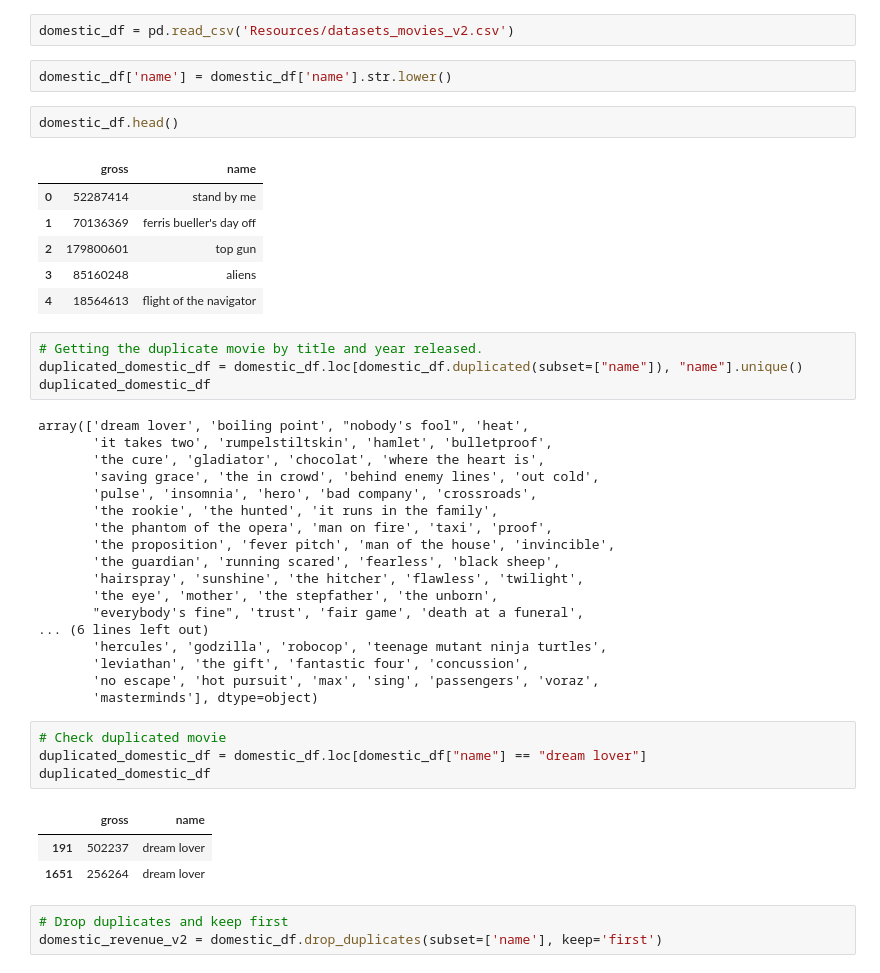
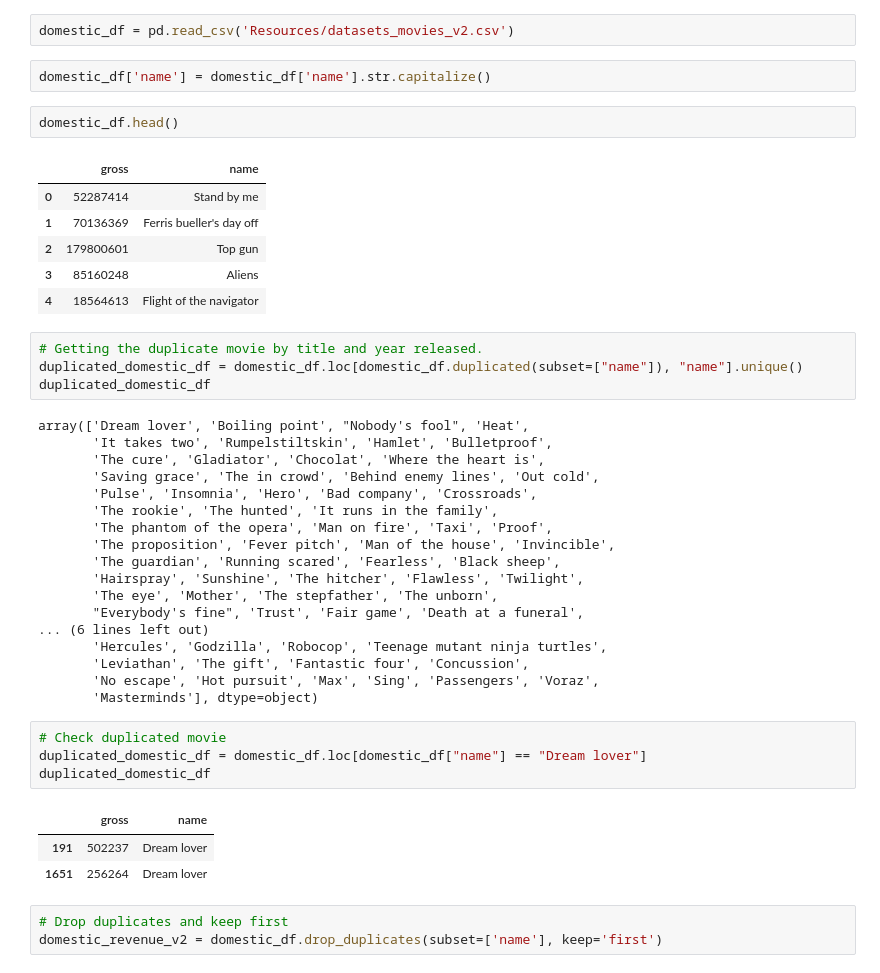
Before and after one commit to IrinaUX/Group7-ETL-Project, a Jupyter notebook: Push_to_SQL.ipynb, the cells around one changed output. Drawn from its saved outputs; the diff is of its cells as text.

```diff
--- a/Push_to_SQL.ipynb
+++ b/Push_to_SQL.ipynb
@@ -123,46 +125,46 @@ international_v2.to_csv('Resources/Master_table_v3.csv')
 # %%
 domestic_df = pd.read_csv('Resources/datasets_movies_v2.csv')
 # %%
-domestic_df['name'] = domestic_df['name'].str.lower()
+domestic_df['name'] = domestic_df['name'].str.capitalize()
 # %%
 domestic_df.head()
 # %% [output]
 |  | gross | name |
-| 0 | 52287414 | stand by me |
-| 1 | 70136369 | ferris bueller's day off |
-| 2 | 179800601 | top gun |
-| 3 | 85160248 | aliens |
-| 4 | 18564613 | flight of the navigator |
+| 0 | 52287414 | Stand by me |
+| 1 | 70136369 | Ferris bueller's day off |
+| 2 | 179800601 | Top gun |
+| 3 | 85160248 | Aliens |
+| 4 | 18564613 | Flight of the navigator |
 # %%
 # Getting the duplicate movie by title and year released.
 duplicated_domestic_df = domestic_df.loc[domestic_df.duplicated(subset=["name"]), "name"].unique()
 duplicated_domestic_df
 # %% [output]
-array(['dream lover', 'boiling point', "nobody's fool", 'heat',
-       'it takes two', 'rumpelstiltskin', 'hamlet', 'bulletproof',
-       'the cure', 'gladiator', 'chocolat', 'where the heart is',
-       'saving grace', 'the in crowd', 'behind enemy lines', 'out cold',
-       'pulse', 'insomnia', 'hero', 'bad company', 'crossroads',
-       'the rookie', 'the hunted', 'it runs in the family',
-       'the phantom of the opera', 'man on fire', 'taxi', 'proof',
-       'the proposition', 'fever pitch', 'man of the house', 'invincible',
-       'the guardian', 'running scared', 'fearless', 'black sheep',
-       'hairspray', 'sunshine', 'the hitcher', 'flawless', 'twilight',
-       'the eye', 'mother', 'the stepfather', 'the unborn',
-       "everybody's fine", 'trust', 'fair game', 'death at a funeral',
+array(['Dream lover', 'Boiling point', "Nobody's fool", 'Heat',
+       'It takes two', 'Rumpelstiltskin', 'Hamlet', 'Bulletproof',
+       'The cure', 'Gladiator', 'Chocolat', 'Where the heart is',
+       'Saving grace', 'The in crowd', 'Behind enemy lines', 'Out cold',
+       'Pulse', 'Insomnia', 'Hero', 'Bad company', 'Crossroads',
+       'The rookie', 'The hunted', 'It runs in the family',
+       'The phantom of the opera', 'Man on fire', 'Taxi', 'Proof',
+       'The proposition', 'Fever pitch', 'Man of the house', 'Invincible',
+       'The guardian', 'Running scared', 'Fearless', 'Black sheep',
+       'Hairspray', 'Sunshine', 'The hitcher', 'Flawless', 'Twilight',
+       'The eye', 'Mother', 'The stepfather', 'The unborn',
+       "Everybody's fine", 'Trust', 'Fair game', 'Death at a funeral',
 ... (6 lines left out)
-       'hercules', 'godzilla', 'robocop', 'teenage mutant ninja turtles',
-       'leviathan', 'the gift', 'fantastic four', 'concussion',
-       'no escape', 'hot pursuit', 'max', 'sing', 'passengers', 'voraz',
-       'masterminds'], dtype=object)
+       'Hercules', 'Godzilla', 'Robocop', 'Teenage mutant ninja turtles',
+       'Leviathan', 'The gift', 'Fantastic four', 'Concussion',
+       'No escape', 'Hot pursuit', 'Max', 'Sing', 'Passengers', 'Voraz',
+       'Masterminds'], dtype=object)
 # %%
 # Check duplicated movie
-duplicated_domestic_df = domestic_df.loc[domestic_df["name"] == "dream lover"]
+duplicated_domestic_df = domestic_df.loc[domestic_df["name"] == "Dream lover"]
 duplicated_domestic_df
 # %% [output]
 |  | gross | name |
-| 191 | 502237 | dream lover |
-| 1651 | 256264 | dream lover |
+| 191 | 502237 | Dream lover |
+| 1651 | 256264 | Dream lover |
 # %%
 # Drop duplicates and keep first
 domestic_revenue_v2 = domestic_df.drop_duplicates(subset=['name'], keep='first')
```
Also changed, not shown: parts of 81 cells of this notebook, 3 other files.
